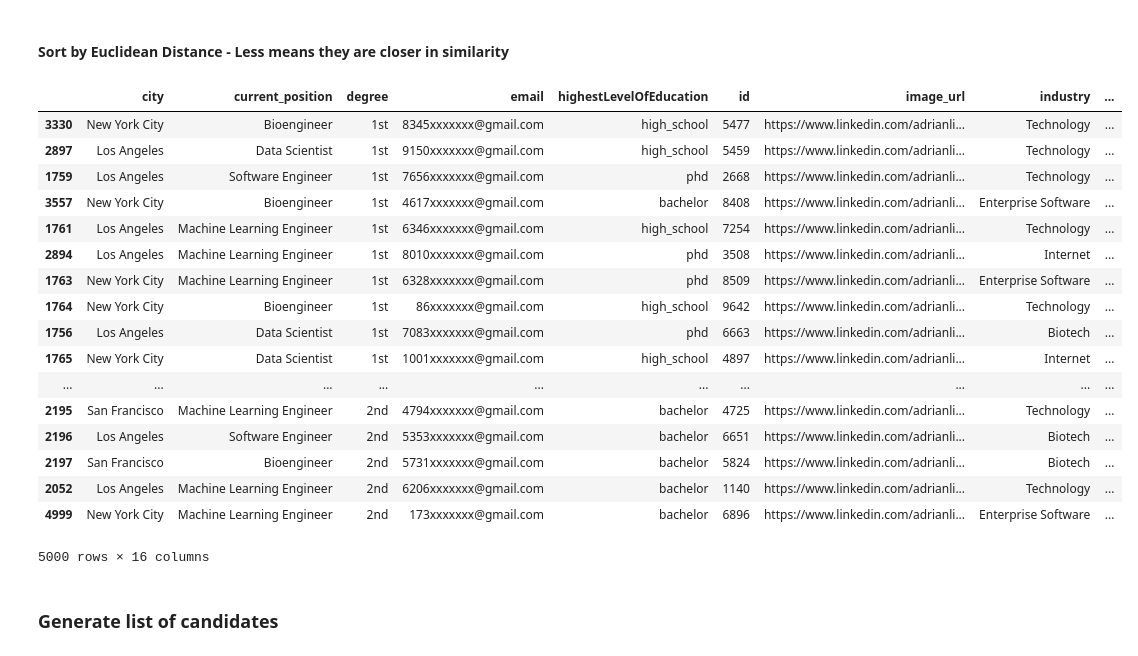
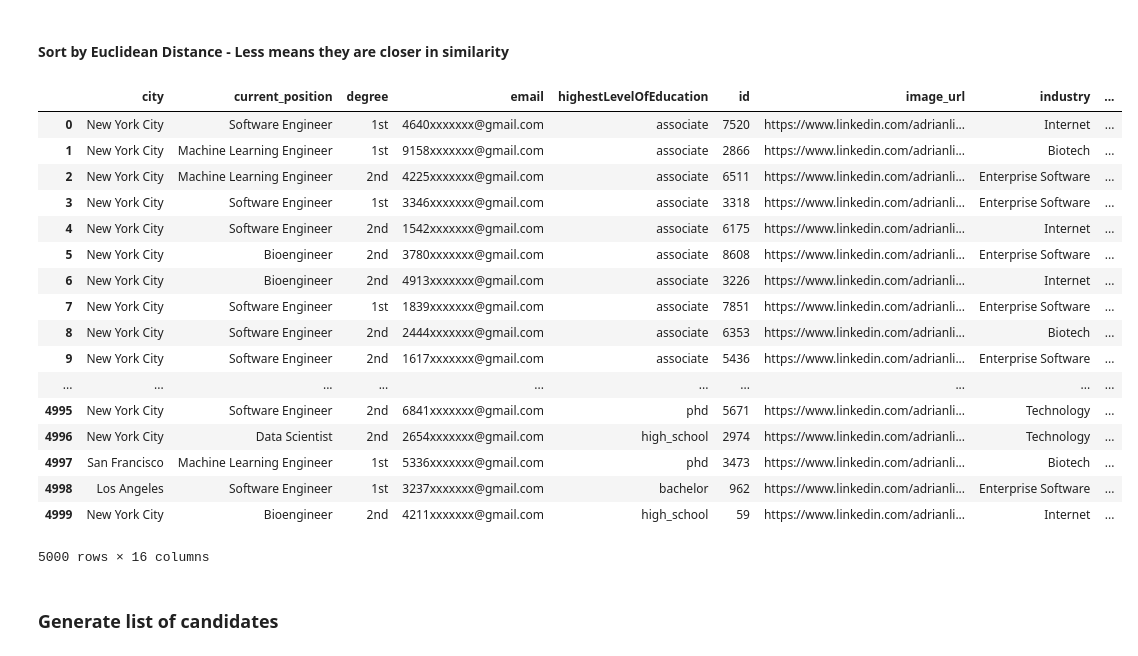
Before and after one commit to tadasant/refurby, a Jupyter notebook: data_wrangling_notebook.ipynb, the cells around one changed output. Saved outputs shown, nothing was run; the diff lists cells and outputs as text; code cells hidden in the pictures.

```diff
--- a/data_wrangling_notebook.ipynb
+++ b/data_wrangling_notebook.ipynb
@@ -183,2 +180,0 @@ df_candidates[df_candidates['current_position'] == str(opportunity_sample_reques
-# %%
-df_candidates = pd.DataFrame(candidate_rows)
@@ -325,5 +287,3 @@ df_candidates['city_eucld_score'] = df_candidates['city'].apply(city_point_conve
 df_candidates['years_of_experience_eucld_dist'] = df_candidates['years_of_experience'].apply(lambda x: np.linalg.norm(x-opportunity_sample_request['min_years_experience']))
 # %% [markdown]
 ### Euclidean Distance for Education Level
-# %%
-df_candidates['highestLevelOfEducation_eucld_dist'] = 0
@@ -358,25 +314,25 @@ df_candidates['eucld_dist'] = df_candidates['highestLevelOfEducation_eucld_dist'
 # %%
 n_top = 5000
 ranked_df = df_candidates.sort_values(by = 'eucld_dist', ascending = True).reset_index().drop(['index', 'edunum'], axis = 1)
-ranked_df.iloc[0:n_top].sort_values(by = 'degree', ascending = True)
+ranked_df.iloc[0:n_top]
 # %% [output]
 |  | city | current_position | degree | email | highestLevelOfEducation | id | image_url | industry | ... |
-| 3330 | New York City | Bioengineer | 1st | 8345xxxxxxx@gmail.com | high_school | 5477 | https://www.linkedin.com/adrianli... | Technology | ... |
-| 2897 | Los Angeles | Data Scientist | 1st | 9150xxxxxxx@gmail.com | high_school | 5459 | https://www.linkedin.com/adrianli... | Technology | ... |
-| 1759 | Los Angeles | Software Engineer | 1st | 7656xxxxxxx@gmail.com | phd | 2668 | https://www.linkedin.com/adrianli... | Technology | ... |
-| 3557 | New York City | Bioengineer | 1st | 4617xxxxxxx@gmail.com | bachelor | 8408 | https://www.linkedin.com/adrianli... | Enterprise Software | ... |
-| 1761 | Los Angeles | Machine Learning Engineer | 1st | 6346xxxxxxx@gmail.com | high_school | 7254 | https://www.linkedin.com/adrianli... | Technology | ... |
-| 2894 | Los Angeles | Machine Learning Engineer | 1st | 8010xxxxxxx@gmail.com | phd | 3508 | https://www.linkedin.com/adrianli... | Internet | ... |
-| 1763 | New York City | Machine Learning Engineer | 1st | 6328xxxxxxx@gmail.com | phd | 8509 | https://www.linkedin.com/adrianli... | Enterprise Software | ... |
-| 1764 | New York City | Bioengineer | 1st | 86xxxxxxx@gmail.com | high_school | 9642 | https://www.linkedin.com/adrianli... | Technology | ... |
-| 1756 | Los Angeles | Data Scientist | 1st | 7083xxxxxxx@gmail.com | phd | 6663 | https://www.linkedin.com/adrianli... | Biotech | ... |
-| 1765 | New York City | Data Scientist | 1st | 1001xxxxxxx@gmail.com | high_school | 4897 | https://www.linkedin.com/adrianli... | Internet | ... |
+| 0 | New York City | Software Engineer | 1st | 4640xxxxxxx@gmail.com | associate | 7520 | https://www.linkedin.com/adrianli... | Internet | ... |
+| 1 | New York City | Machine Learning Engineer | 1st | 9158xxxxxxx@gmail.com | associate | 2866 | https://www.linkedin.com/adrianli... | Biotech | ... |
+| 2 | New York City | Machine Learning Engineer | 2nd | 4225xxxxxxx@gmail.com | associate | 6511 | https://www.linkedin.com/adrianli... | Enterprise Software | ... |
+| 3 | New York City | Software Engineer | 1st | 3346xxxxxxx@gmail.com | associate | 3318 | https://www.linkedin.com/adrianli... | Enterprise Software | ... |
+| 4 | New York City | Software Engineer | 2nd | 1542xxxxxxx@gmail.com | associate | 6175 | https://www.linkedin.com/adrianli... | Internet | ... |
+| 5 | New York City | Bioengineer | 2nd | 3780xxxxxxx@gmail.com | associate | 8608 | https://www.linkedin.com/adrianli... | Enterprise Software | ... |
+| 6 | New York City | Bioengineer | 2nd | 4913xxxxxxx@gmail.com | associate | 3226 | https://www.linkedin.com/adrianli... | Internet | ... |
+| 7 | New York City | Software Engineer | 1st | 1839xxxxxxx@gmail.com | associate | 7851 | https://www.linkedin.com/adrianli... | Enterprise Software | ... |
+| 8 | New York City | Software Engineer | 2nd | 2444xxxxxxx@gmail.com | associate | 6353 | https://www.linkedin.com/adrianli... | Biotech | ... |
+| 9 | New York City | Software Engineer | 2nd | 1617xxxxxxx@gmail.com | associate | 5436 | https://www.linkedin.com/adrianli... | Enterprise Software | ... |
 | ... | ... | ... | ... | ... | ... | ... | ... | ... | ... |
-| 2195 | San Francisco | Machine Learning Engineer | 2nd | 4794xxxxxxx@gmail.com | bachelor | 4725 | https://www.linkedin.com/adrianli... | Technology | ... |
-| 2196 | Los Angeles | Software Engineer | 2nd | 5353xxxxxxx@gmail.com | bachelor | 6651 | https://www.linkedin.com/adrianli... | Biotech | ... |
-| 2197 | San Francisco | Bioengineer | 2nd | 5731xxxxxxx@gmail.com | bachelor | 5824 | https://www.linkedin.com/adrianli... | Biotech | ... |
-| 2052 | Los Angeles | Machine Learning Engineer | 2nd | 6206xxxxxxx@gmail.com | bachelor | 1140 | https://www.linkedin.com/adrianli... | Technology | ... |
-| 4999 | New York City | Machine Learning Engineer | 2nd | 173xxxxxxx@gmail.com | bachelor | 6896 | https://www.linkedin.com/adrianli... | Enterprise Software | ... |
+| 4995 | New York City | Software Engineer | 2nd | 6841xxxxxxx@gmail.com | phd | 5671 | https://www.linkedin.com/adrianli... | Technology | ... |
+| 4996 | New York City | Data Scientist | 2nd | 2654xxxxxxx@gmail.com | high_school | 2974 | https://www.linkedin.com/adrianli... | Technology | ... |
+| 4997 | San Francisco | Machine Learning Engineer | 1st | 5336xxxxxxx@gmail.com | phd | 3473 | https://www.linkedin.com/adrianli... | Biotech | ... |
+| 4998 | Los Angeles | Software Engineer | 1st | 3237xxxxxxx@gmail.com | bachelor | 962 | https://www.linkedin.com/adrianli... | Enterprise Software | ... |
+| 4999 | New York City | Bioengineer | 2nd | 4211xxxxxxx@gmail.com | high_school | 59 | https://www.linkedin.com/adrianli... | Internet | ... |
 5000 rows × 16 columns
 # %% [markdown]
 ### Generate list of candidates
```
Also changed, not shown: parts of 43 cells of this notebook.
